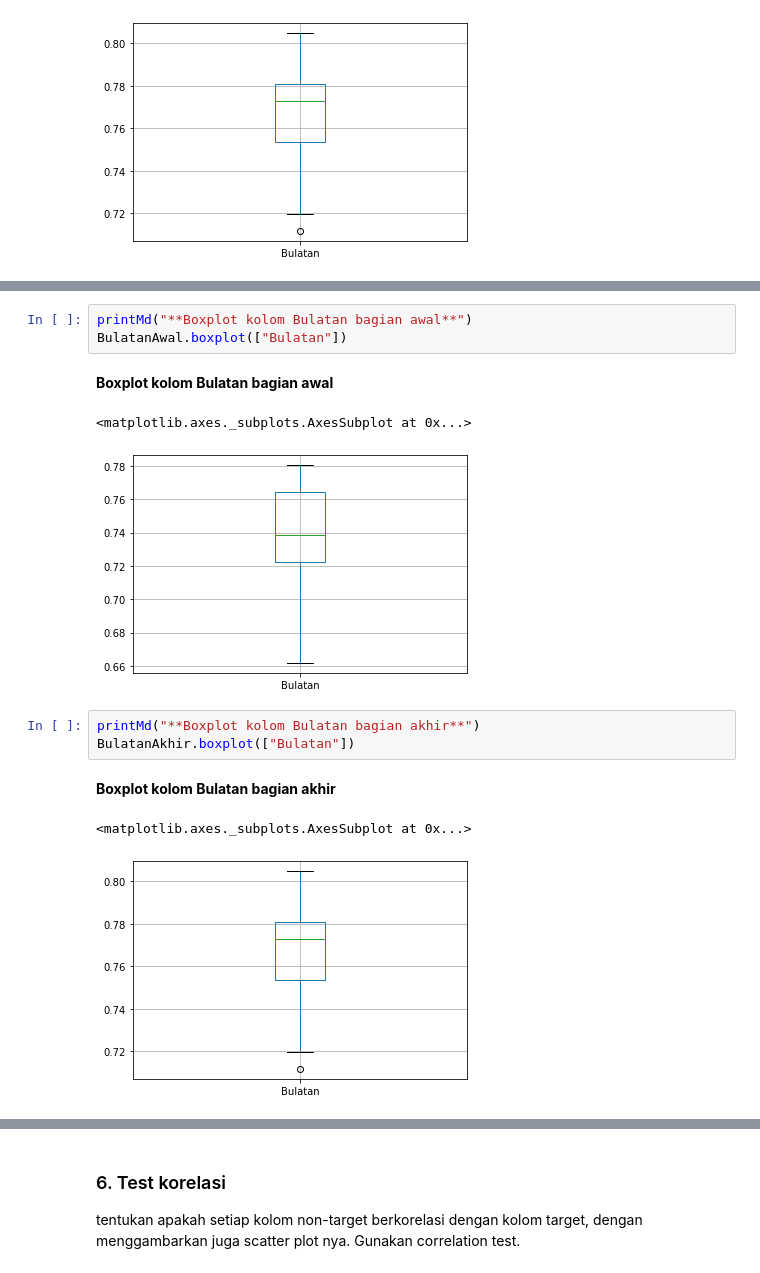
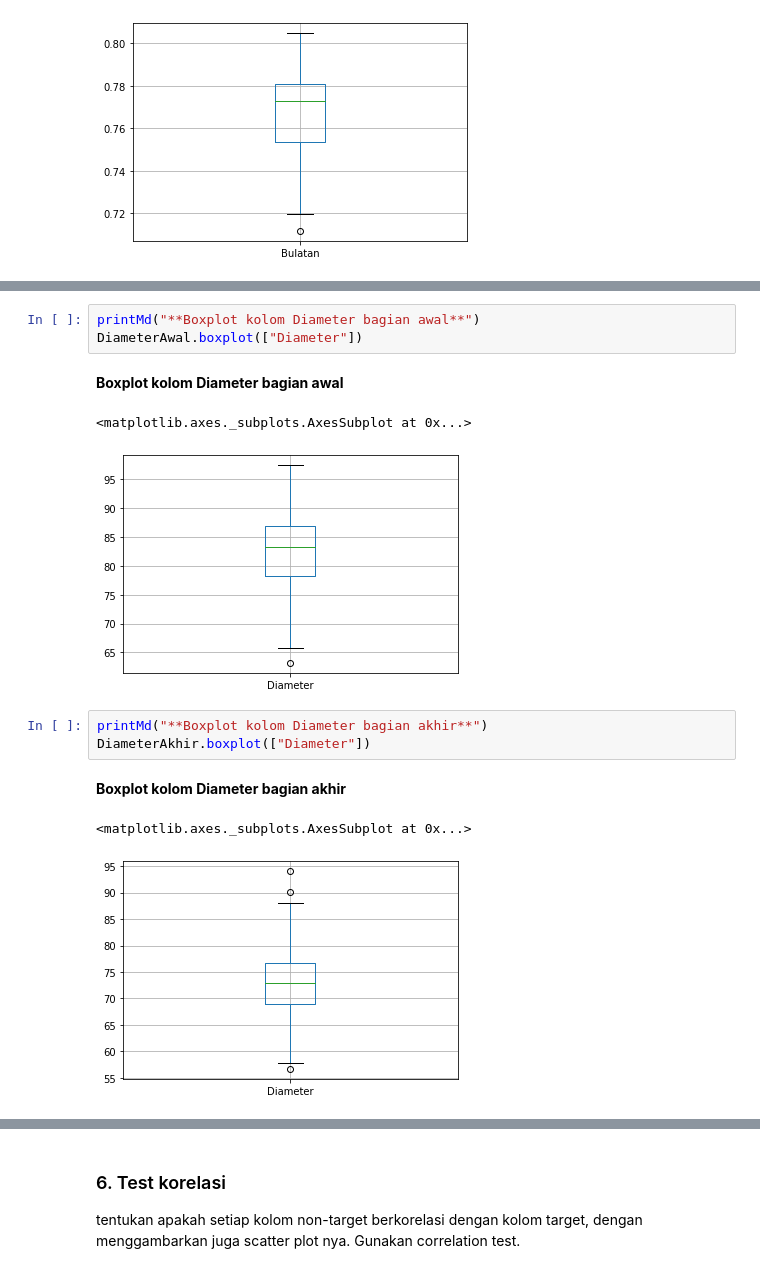
Before and after one commit to pratamaandiko/Tubes-Probstat, a Jupyter notebook: TubesProbstat.ipynb, the cells around one changed output, grey strips where cells are left out. Saved outputs shown, nothing was run; the diff lists cells and outputs as text.

```diff
--- a/TubesProbstat.ipynb
+++ b/TubesProbstat.ipynb
@@ -584,14 +651,14 @@ $\alpha$ = 0.05
 # %%
-printMd("**Boxplot kolom Bulatan bagian awal**")
-BulatanAwal.boxplot(["Bulatan"])
+printMd("**Boxplot kolom Diameter bagian awal**")
+DiameterAwal.boxplot(["Diameter"])
 # %% [output]
-**Boxplot kolom Bulatan bagian awal**
+**Boxplot kolom Diameter bagian awal**
 <matplotlib.axes._subplots.AxesSubplot at 0x...>
-[figure, old version]
+[figure, new version]
 # %%
-printMd("**Boxplot kolom Bulatan bagian akhir**")
-BulatanAkhir.boxplot(["Bulatan"])
+printMd("**Boxplot kolom Diameter bagian akhir**")
+DiameterAkhir.boxplot(["Diameter"])
 # %% [output]
-**Boxplot kolom Bulatan bagian akhir**
+**Boxplot kolom Diameter bagian akhir**
 <matplotlib.axes._subplots.AxesSubplot at 0x...>
-[figure, old version]
+[figure, new version]
```
Also changed, not shown: parts of 27 cells of this notebook.
